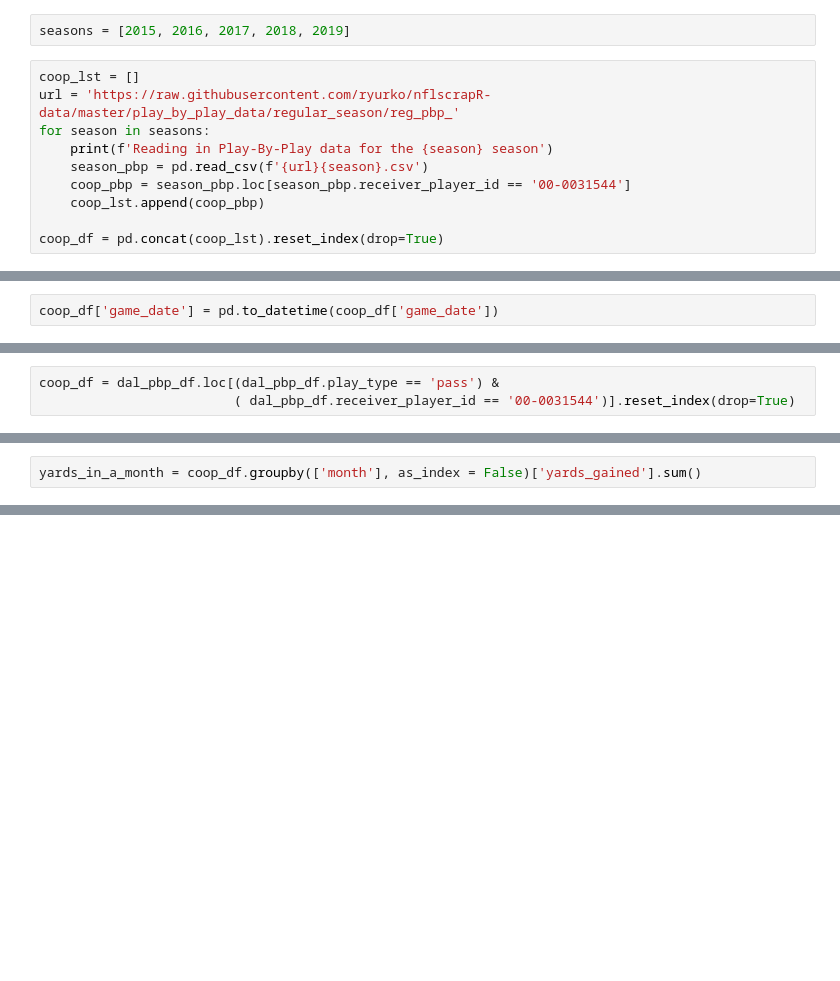
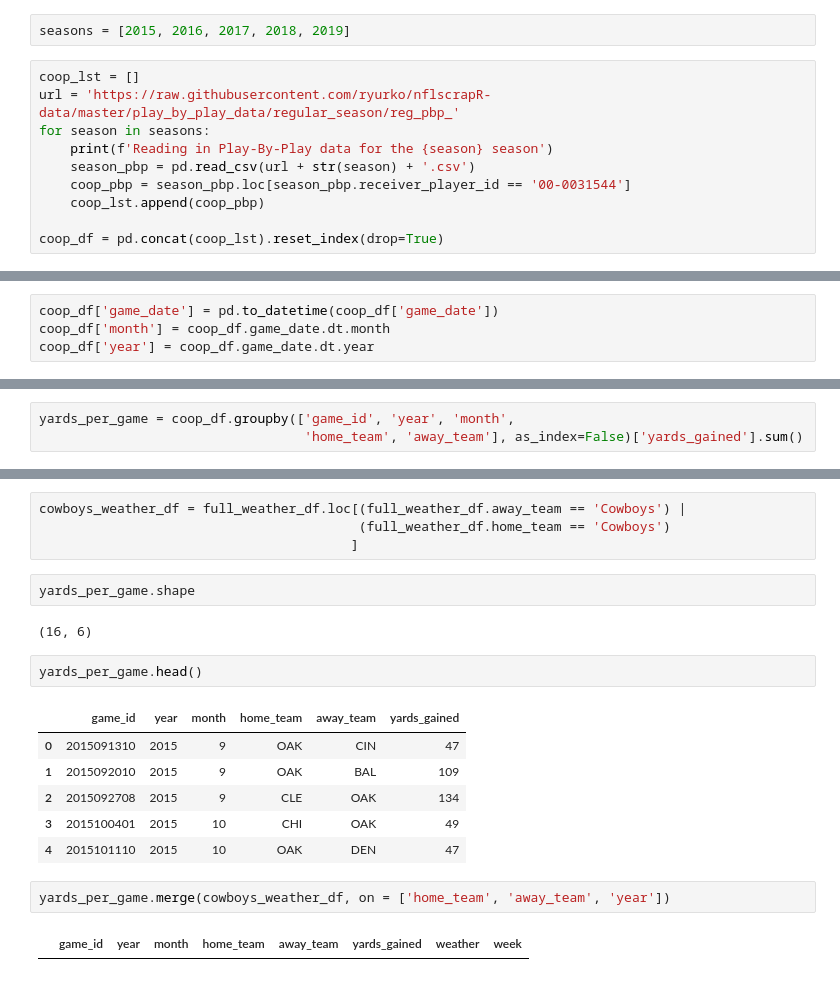
Before and after one commit to mtodisco10/amari, a Jupyter notebook: Amari_EDA.ipynb, the cells around one changed output, grey strips where cells are left out. Saved outputs shown, nothing was run; the diff lists cells and outputs as text; blank space fills up the shorter version.

Commit message:
joining in weather data

```diff
--- a/Amari_EDA.ipynb
+++ b/Amari_EDA.ipynb
@@ -15,7 +15,7 @@ coop_lst = []
 url = 'https://raw.githubusercontent.com/ryurko/nflscrapR-data/master/play_by_play_data/regular_season/reg_pbp_'
 for season in seasons:
     print(f'Reading in Play-By-Play data for the {season} season')
-    season_pbp = pd.read_csv(f'{url}{season}.csv')
+    season_pbp = pd.read_csv(url + str(season) + '.csv')
     coop_pbp = season_pbp.loc[season_pbp.receiver_player_id == '00-0031544']
     coop_lst.append(coop_pbp)
 
@@ -25,2 +26,4 @@ coop_df = pd.concat(coop_lst).reset_index(drop=True)
 # %%
 coop_df['game_date'] = pd.to_datetime(coop_df['game_date'])
+coop_df['month'] = coop_df.game_date.dt.month
+coop_df['year'] = coop_df.game_date.dt.year
@@ -29,3 +29,0 @@ dal_pbp_df.sort_values('game_date')
-# %%
-coop_df = dal_pbp_df.loc[(dal_pbp_df.play_type == 'pass') &
-                         ( dal_pbp_df.receiver_player_id == '00-0031544')].reset_index(drop=True)
@@ -38,5 +30,6 @@ coop_df.groupby['month']['']
 # %%
-yards_in_a_month = coop_df.groupby(['month'], as_index = False)['yards_gained'].sum()
+yards_per_game = coop_df.groupby(['game_id', 'year', 'month',
+                                  'home_team', 'away_team'], as_index=False)['yards_gained'].sum()
 # %%
 team_yards_in_a_month = coop_df.groupby(['month', 'posteam'], as_index = False)['yards_gained'].sum() \
     .sort_values(['month', 'posteam'])
@@ -59,0 +133,21 @@ calmap.yearplot(coop_df.groupby('game_date')['yards_gained'].sum())
+# %%
+cowboys_weather_df = full_weather_df.loc[(full_weather_df.away_team == 'Cowboys') |
+                                         (full_weather_df.home_team == 'Cowboys')
+                                        ]
+# %%
+yards_per_game.shape
+# %% [output]
+(16, 6)
+# %%
+yards_per_game.head()
+# %% [output]
+|  | game_id | year | month | home_team | away_team | yards_gained |
+| 0 | 2015091310 | 2015 | 9 | OAK | CIN | 47 |
+| 1 | 2015092010 | 2015 | 9 | OAK | BAL | 109 |
+| 2 | 2015092708 | 2015 | 9 | CLE | OAK | 134 |
+| 3 | 2015100401 | 2015 | 10 | CHI | OAK | 49 |
+| 4 | 2015101110 | 2015 | 10 | OAK | DEN | 47 |
+# %%
+yards_per_game.merge(cowboys_weather_df, on = ['home_team', 'away_team', 'year'])
+# %% [output]
+|  | game_id | year | month | home_team | away_team | yards_gained | weather | week |
```
Also changed, not shown: parts of 31 cells of this notebook.
